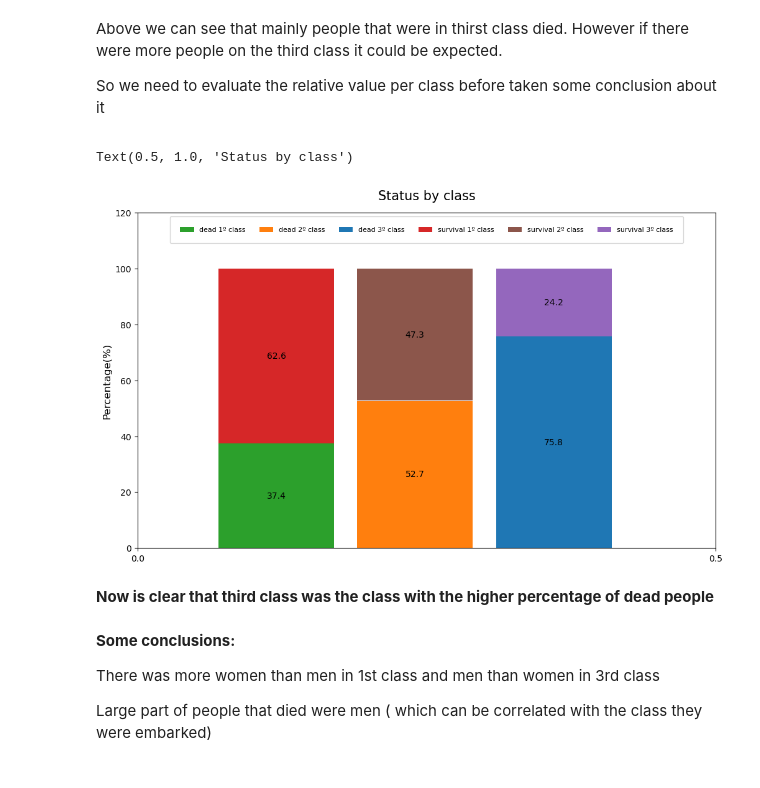
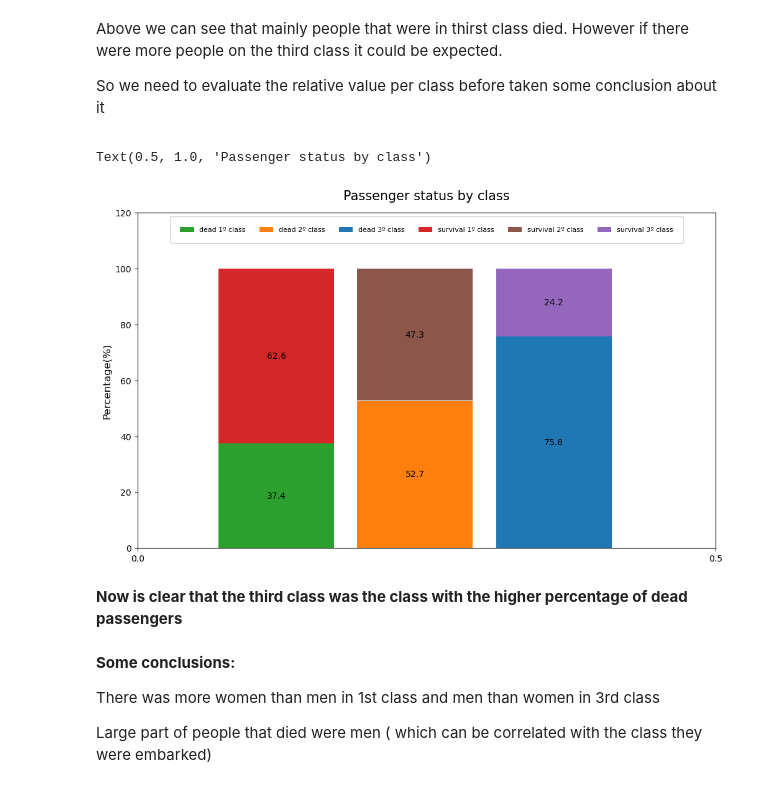
Before and after one commit to italojsr/Titanic, a Jupyter notebook: titanic.ipynb, the cells around one changed output. Saved outputs shown, nothing was run; the diff lists cells and outputs as text; code cells hidden in the pictures.

```diff
--- a/titanic.ipynb
+++ b/titanic.ipynb
@@ -202,13 +212,13 @@ for key in survivor_by_class.keys():
     status_dic = {0:'dead',1:'survival'}
     # getting information from each status and class
     status = key[0]
-    people_class = key[1]
+    passenger_class = key[1]
     frequence = survivor_by_class[key]
     # preparing position of the bars
-    multiplier = people_class
+    multiplier = passenger_class
     offset = width*multiplier
     # plotting bars
-    rects = ax.bar(status+offset,frequence,width,label = '{} {}º class'.format(status_dic[status],people_class))
+    rects = ax.bar(status+offset,frequence,width,label = '{} {}º class'.format(status_dic[status],passenger_class))
     ax.bar_label(rects)
 
 #Sort legend
@@ -219,5 +229,5 @@ ax.legend(handles,labels)
 ax.set_xticks(np.array([0.05,1.05]) + width,('Dead','Survival'))
 ax.set_xlabel('Status',fontsize = 12)
 ax.set_ylabel('Count',labelpad = 10,fontsize = 12)
-ax.set_title('Survivors by class',pad = 15,fontsize =13)
+ax.set_title('Passenger status by class',pad = 15,fontsize =13)
 # %% [output]
@@ -234,44 +244,44 @@ for i,key in enumerate(survivor_by_class.keys()):
     # getting information from each status and class
     status_dic = {0:'dead',1:'survival'}
     status = key[0]
-    people_class = key[1]
+    passenger_class = key[1]
     # calculating percentages
     frequence = survivor_by_class[key]
-    total_class = survivor_by_class[(1,people_class)] + survivor_by_class[(0,people_class)]
+    total_class = survivor_by_class[(1,passenger_class)] + survivor_by_class[(0,passenger_class)]
     surv_percent = np.around((frequence*100)/total_class,1)
     # preparing position of the bars
-    multiplier = people_class
+    multiplier = passenger_class
     offset = width*multiplier*1.2
 
    # plotting bars according to the status
 
     if(status == 0):
-        rects = ax.bar(offset,surv_percent,width,label = '{} {}º class'.format(status_dic[status],people_class))
+        rects = ax.bar(offset,surv_percent,width,label = '{} {}º class'.format(status_dic[status],passenger_class))
         ax.bar_label(rects,label_type='center')
 
 
     elif(status == 1):
-        rects = ax.bar(offset,surv_percent,width,bottom = survivor_by_class[(0,people_class)]*100/total_class,
-                       label = '{} {}º class'.format(status_dic[status],people_class))
+        rects = ax.bar(offset,surv_percent,width,bottom = survivor_by_class[(0,passenger_class)]*100/total_class,
+                       label = '{} {}º class'.format(status_dic[status],passenger_class))
         ax.bar_label(rects,label_type='center')
 
 
 #Sort legends
 handles,labels = ax.get_legend_handles_labels()
 labels,handles = zip(*sorted(zip(labels,handles),key = lambda t:t[0]))
 ax.legend(handles,labels,loc = 'upper center',ncols = 6,fontsize = 8,borderpad = 1.5)
 
 
 
 ax.set_xticks([0,0.5])
 ax.set_yticks(np.arange(0,140,20))
 ax.set_ylabel('Percentage(%)',fontsize = 12)
-ax.set_title('Status by class',pad = 15,fontsize = 15)
+ax.set_title('Passenger status by class',pad = 15,fontsize = 15)
 # %% [output]
-Text(0.5, 1.0, 'Status by class')
+Text(0.5, 1.0, 'Passenger status by class')
-[figure, old version]
+[figure, new version]
 # %% [markdown]
-<b>Now is clear that third class was the class with the higher percentage of dead people</b>
+<b>Now is clear that the third class was the class with the higher percentage of dead passengers</b>
 # %% [markdown]
 <b>Some conclusions:</b>
 <p></p>
```
Also changed, not shown: parts of 18 cells of this notebook.
